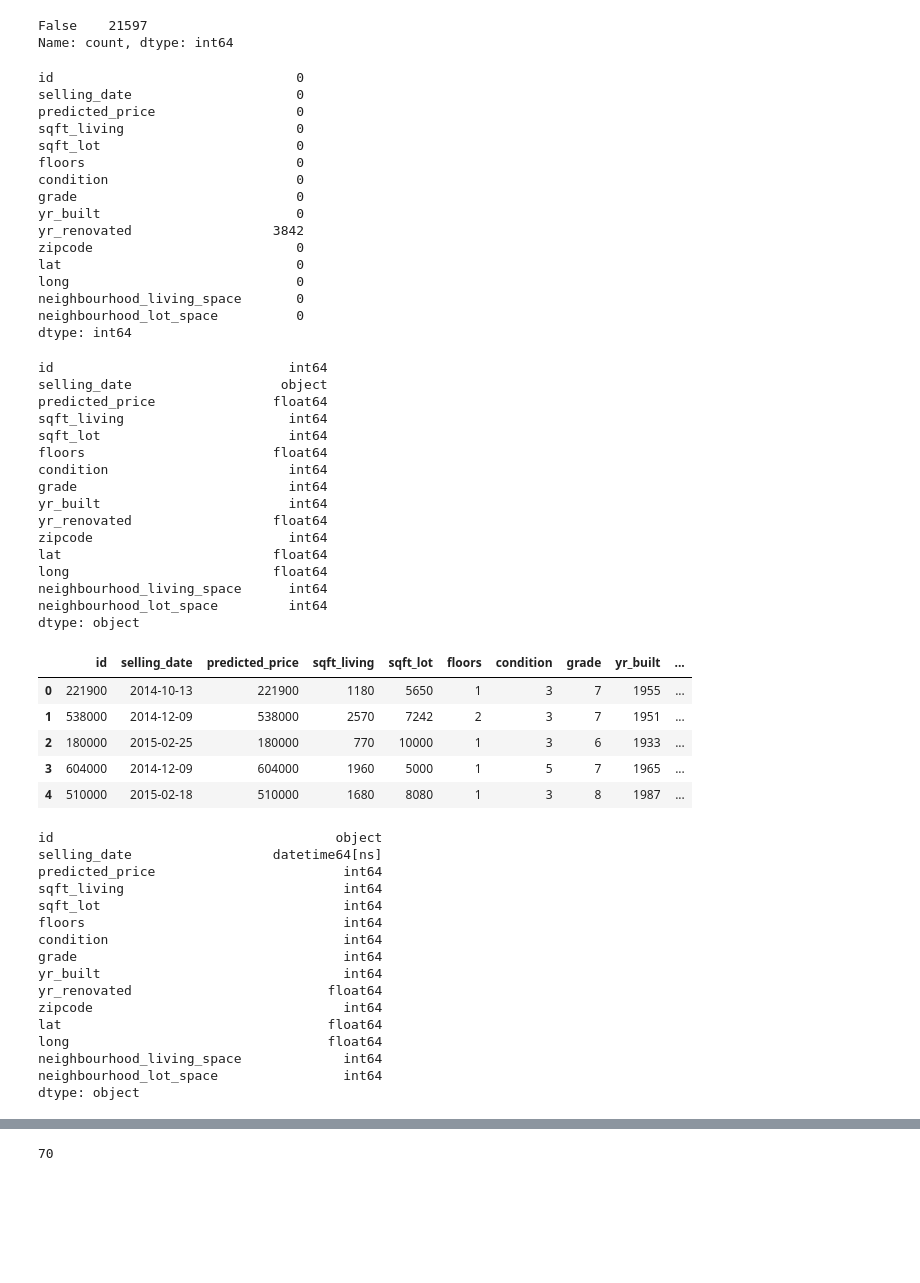
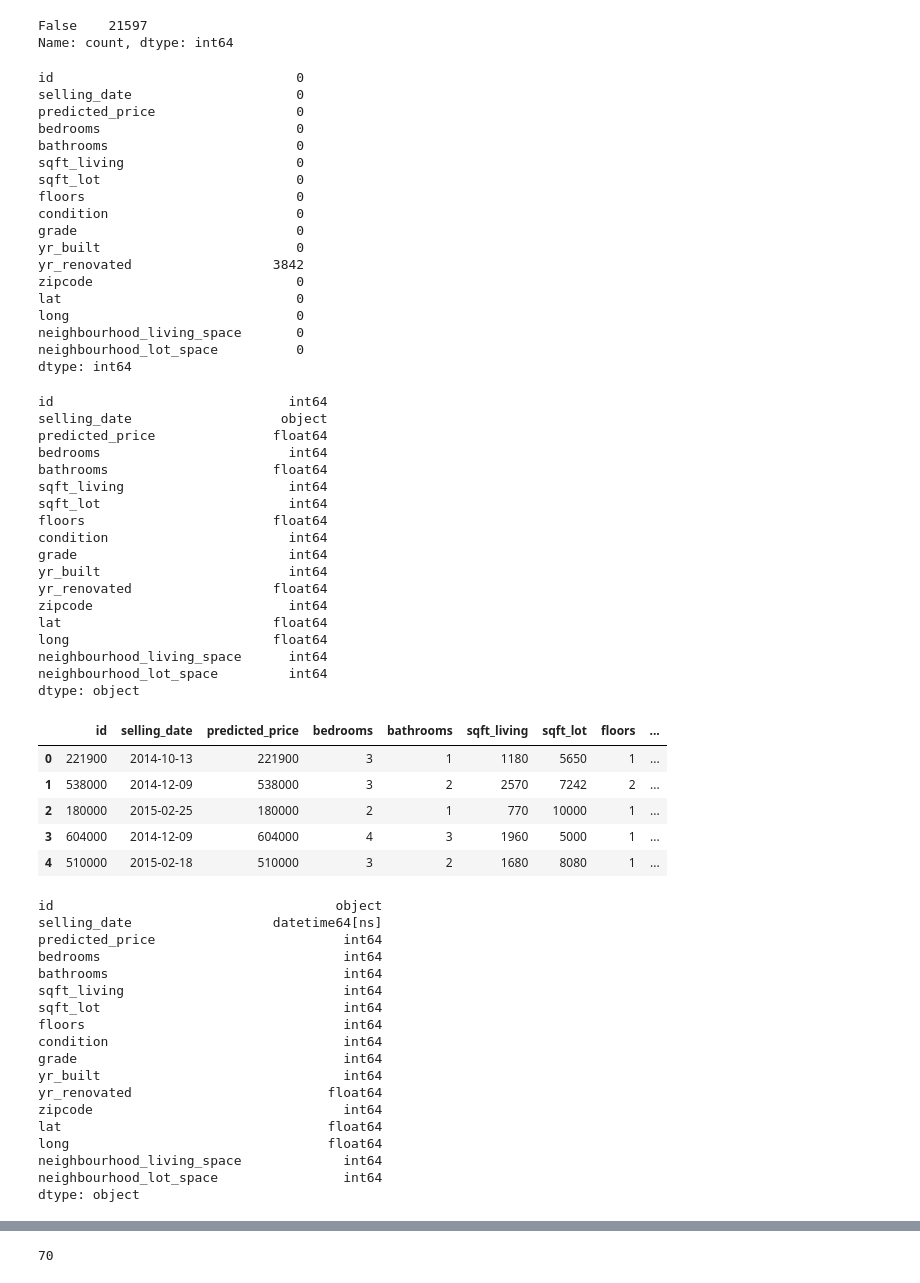
Before and after one commit to NarratorOfData/Anjas-EDA-project, a Jupyter notebook: Anjas_EDA_project2.ipynb, the cells around one changed output, grey strips where cells are left out. Saved outputs shown, nothing was run; the diff lists cells and outputs as text; code cells hidden in the pictures; blank space fills up the shorter version.

```diff
--- a/Anjas_EDA_project2.ipynb
+++ b/Anjas_EDA_project2.ipynb
@@ -59,7 +61,7 @@ False    21597
 Name: count, dtype: int64
 # %%
 # drop uninteresting columns
-housing_df2.drop(['waterfront', 'view', 'bedrooms', 'bathrooms','sqft_above','sqft_basement'], axis = 1, inplace = True)
+housing_df2.drop(['waterfront', 'view','sqft_above','sqft_basement'], axis = 1, inplace = True)
 # %%
 # look for Nans
 housing_df2
@@ -68,6 +70,8 @@ housing_df2.isna().sum()
 id                               0
 selling_date                     0
 predicted_price                  0
+bedrooms                         0
+bathrooms                        0
 sqft_living                      0
 sqft_lot                         0
 floors                           0
@@ -90,6 +94,8 @@ housing_df2.dtypes
 id                              int64
 selling_date                   object
 predicted_price               float64
+bedrooms                        int64
+bathrooms                     float64
 sqft_living                     int64
 sqft_lot                        int64
 floors                        float64
@@ -106,25 +112,28 @@ dtype: object
 # %%
 # adapt data types
 housing_df2['floors'] = housing_df2.floors.astype('int64')
 housing_df2['predicted_price'] = housing_df2.predicted_price.astype('int64')
+housing_df2['bathrooms'] = housing_df2.bathrooms.astype('int64')
 housing_df2['id'] = housing_df2.predicted_price.astype('str')
 #housing_df2['zipcode'] = housing_df2.predicted_price.astype('str')
 housing_df2['selling_date'] = pd.to_datetime(housing_df2['selling_date'], dayfirst = True)
 housing_df2['predicted_price'] = housing_df2.predicted_price.round()
 housing_df2.head()
 # %% [output]
-|  | id | selling_date | predicted_price | sqft_living | sqft_lot | floors | condition | grade | yr_built | ... |
-| 0 | 221900 | 2014-10-13 | 221900 | 1180 | 5650 | 1 | 3 | 7 | 1955 | ... |
-| 1 | 538000 | 2014-12-09 | 538000 | 2570 | 7242 | 2 | 3 | 7 | 1951 | ... |
-| 2 | 180000 | 2015-02-25 | 180000 | 770 | 10000 | 1 | 3 | 6 | 1933 | ... |
-| 3 | 604000 | 2014-12-09 | 604000 | 1960 | 5000 | 1 | 5 | 7 | 1965 | ... |
-| 4 | 510000 | 2015-02-18 | 510000 | 1680 | 8080 | 1 | 3 | 8 | 1987 | ... |
+|  | id | selling_date | predicted_price | bedrooms | bathrooms | sqft_living | sqft_lot | floors | ... |
+| 0 | 221900 | 2014-10-13 | 221900 | 3 | 1 | 1180 | 5650 | 1 | ... |
+| 1 | 538000 | 2014-12-09 | 538000 | 3 | 2 | 2570 | 7242 | 2 | ... |
+| 2 | 180000 | 2015-02-25 | 180000 | 2 | 1 | 770 | 10000 | 1 | ... |
+| 3 | 604000 | 2014-12-09 | 604000 | 4 | 3 | 1960 | 5000 | 1 | ... |
+| 4 | 510000 | 2015-02-18 | 510000 | 3 | 2 | 1680 | 8080 | 1 | ... |
 # %%
 housing_df2.dtypes
 # %% [output]
 id                                    object
 selling_date                  datetime64[ns]
 predicted_price                        int64
+bedrooms                               int64
+bathrooms                              int64
 sqft_living                            int64
 sqft_lot                               int64
 floors                                 int64
```
Also changed, not shown: parts of 14 cells of this notebook.
